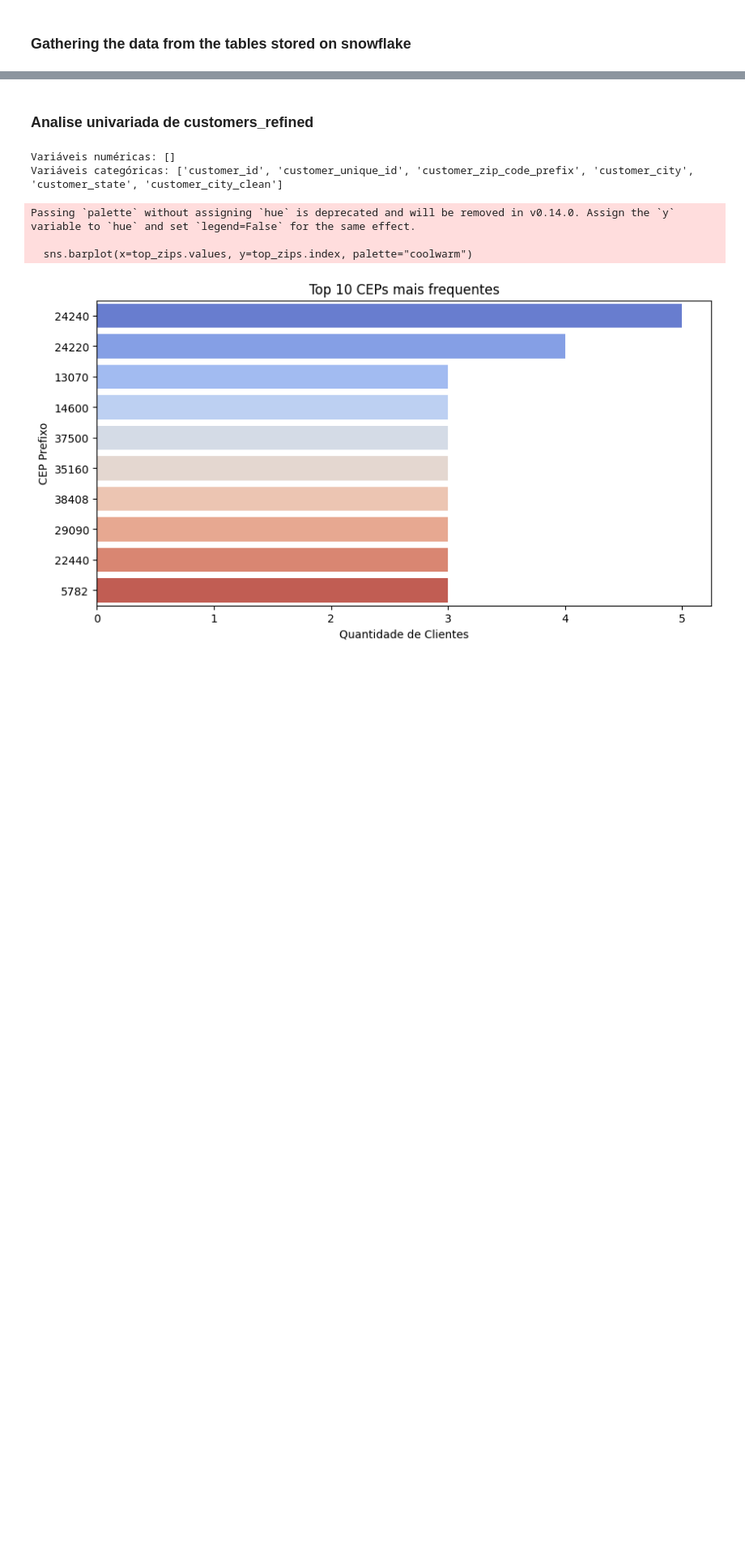
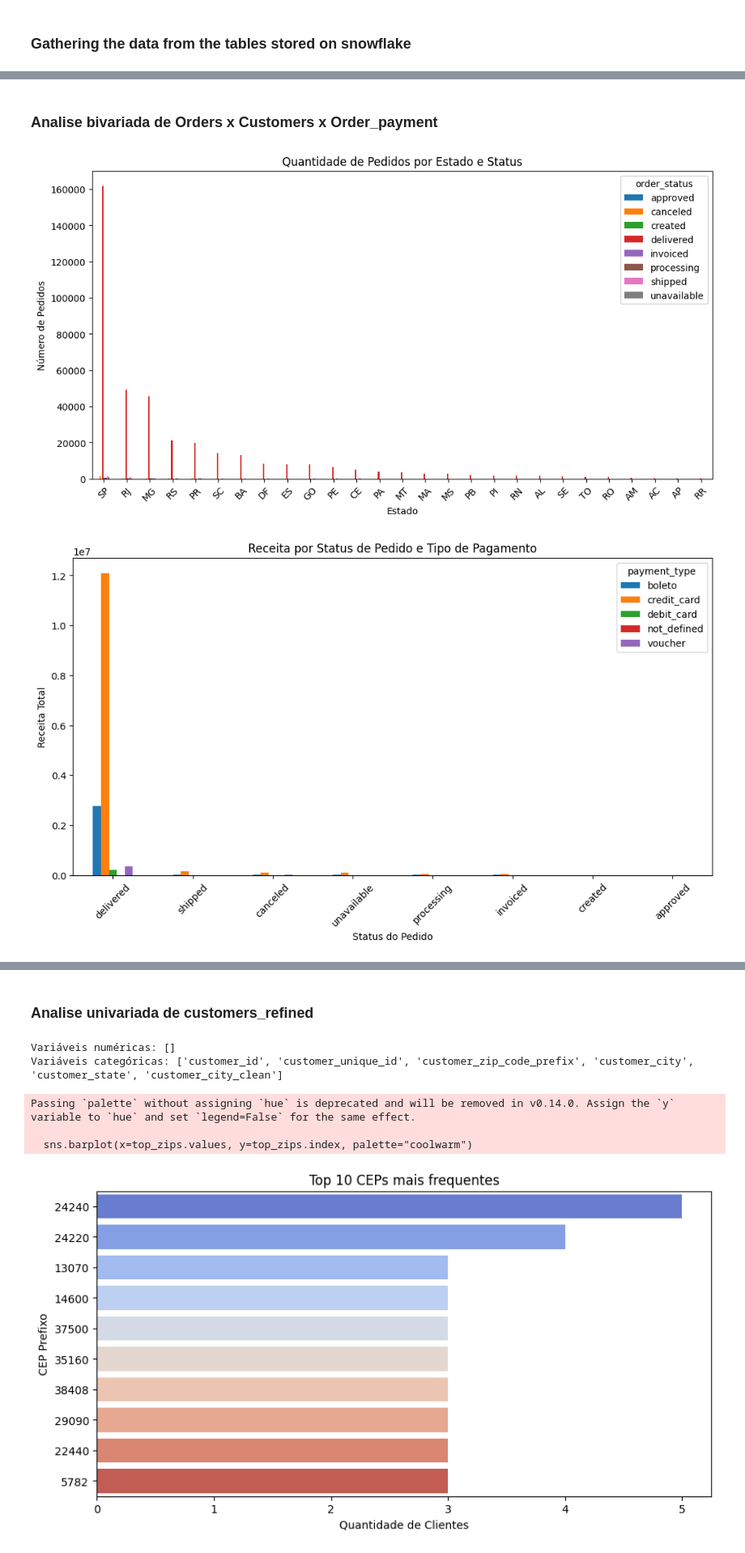
Before and after one commit to DaviSiq/DataAnalytics-ML, a Jupyter notebook: notebooks/eda.ipynb, the cells around one changed output, grey strips where cells are left out. Shown at 81% size. Drawn from its saved outputs; the diff is of its cells as text; code cells hidden in the pictures; blank space fills up the shorter version.

```diff
--- a/notebooks/eda.ipynb
+++ b/notebooks/eda.ipynb
@@ -87,0 +77,41 @@ conn.close()
+# %% [markdown]
+### Analise bivariada de Orders x Customers x Order_payment
+# %%
+import matplotlib.pyplot as plt
+import pandas as pd
+
+# Função para plotar gráfico simples (uma barra por categoria)
+def plot_simple_bar(pivot_df, title, xlabel, ylabel):
+    pivot_df.plot(kind='bar', figsize=(12,6))
+    plt.title(title)
+    plt.xlabel(xlabel)
+    plt.ylabel(ylabel)
+    plt.xticks(rotation=45)
+    plt.legend(title=pivot_df.columns.name)
+    plt.show()
+
+# --- 1. Customers × Orders (quantidade de pedidos por estado e status) ---
+cust_orders_counts = df_orders_customers.groupby(['customer_state', 'order_status']).size().reset_index(name='count')
+pivot_cust_orders = cust_orders_counts.pivot(index='customer_state', columns='order_status', values='count').fillna(0)
+pivot_cust_orders = pivot_cust_orders.loc[pivot_cust_orders.sum(axis=1).sort_values(ascending=False).index]
+plot_simple_bar(pivot_cust_orders, 'Quantidade de Pedidos por Estado e Status', 'Estado', 'Número de Pedidos')
+
+# --- 2. Orders × Order Payments (receita por status do pedido e tipo de pagamento) ---
+df_orders_payments = df_orders.merge(df_payments, on='order_id', how='left')
+df_orders_payments['payment_value'] = pd.to_numeric(df_orders_payments['payment_value'], errors='coerce').fillna(0)
+
+orders_payments_rev = df_orders_payments.groupby(['order_status', 'payment_type'])['payment_value'].sum().reset_index()
+pivot_orders_payments = orders_payments_rev.pivot(index='order_status', columns='payment_type', values='payment_value').fillna(0)
+pivot_orders_payments = pivot_orders_payments.loc[pivot_orders_payments.sum(axis=1).sort_values(ascending=False).index]
+plot_simple_bar(pivot_orders_payments, 'Receita por Status de Pedido e Tipo de Pagamento', 'Status do Pedido', 'Receita Total')
+
+# --- 3. Customers × Order Payments (receita por estado e tipo de pagamento) ---
+df_cust_payments = df_orders_payments.merge(df_customers[['customer_id', 'customer_state']], on='customer_id', how='left')
+cust_payments_rev = df_cust_payments.groupby(['customer_state', 'payment_type'])['payment_value'].sum().reset_index()
+pivot_cust_payments = cust_payments_rev.pivot(index='customer_state', columns='payment_type', values='payment_value').fillna(0)
+pivot_cust_payments = pivot_cust_payments.apply(pd.to_numeric, errors='coerce').fillna(0)
+pivot_cust_payments = pivot_cust_payments.loc[pivot_cust_payments.sum(axis=1).sort_values(ascending=False).index]
+plot_simple_bar(pivot_cust_payments, 'Receita por Estado e Tipo de Pagamento', 'Estado', 'Receita Total')
+# %% [output]
+[figure, added]
+[figure, added]
```
Also changed, not shown: parts of 3 cells of this notebook.
